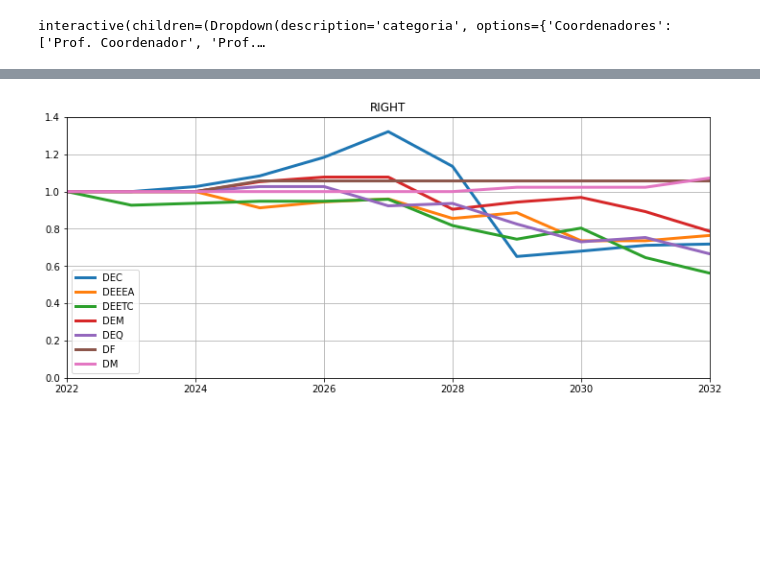
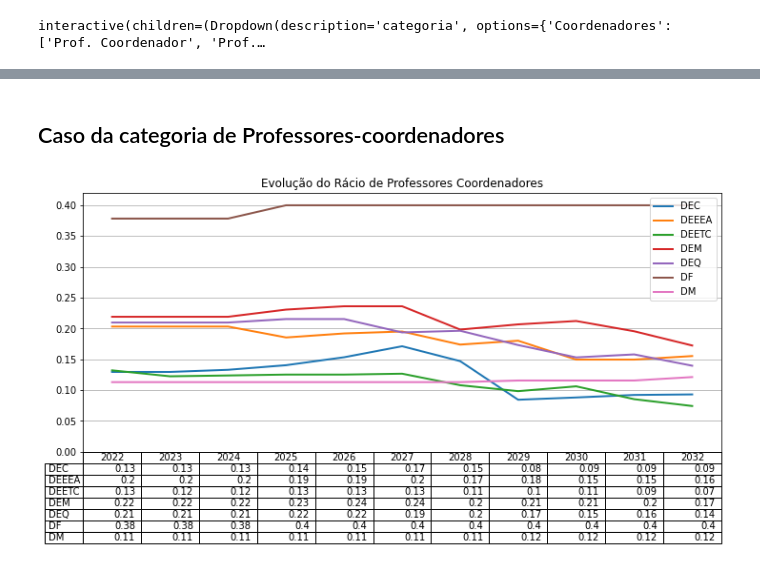
Before and after one commit to arjoca/RHDocentes, a Jupyter notebook: RHDocentes_Futuro.ipynb, the cells around one changed output, grey strips where cells are left out. Drawn from its saved outputs; the diff is of its cells as text; code cells hidden in the pictures; blank space fills up the shorter version.

```diff
--- a/RHDocentes_Futuro.ipynb
+++ b/RHDocentes_Futuro.ipynb
@@ -183,7 +171,15 @@ Image('temp_image.png')
-# %%
-df1 = time_evolution_eti(cat_prof_coord, LST_ANOS)
-df2 = time_evolution_eti(cat_todas, LST_ANOS)
-df3 = df1/df2
-plot_ref_one(df3, title='RIGHT')
-# %% [output]
-[figure, removed]
+# %% [markdown]
+## Caso da categoria de Professores-coordenadores
+# %%
+# Qual a dinâmica do rácio de professores coordenadores
+df_coord = time_evolution_eti(cat_prof_coord, LST_ANOS)
+df_todos = time_evolution_eti(cat_todas, LST_ANOS)
+df = df_coord/df_todos
+fig, ax = plt.subplots(1, 1, figsize=(12,5))
+df.plot(ax=ax, linewidth=2, table=np.round(df.T, 2))
+ax.xaxis.set_visible(False)
+ax.set_ylim(ymin=0, ymax=0.42)
+ax.grid(True)
+ax.set_title('Evolução do Rácio de Professores Coordenadores');
+# %% [output]
+[figure, added]
```
Also changed, not shown: parts of 17 cells of this notebook.
